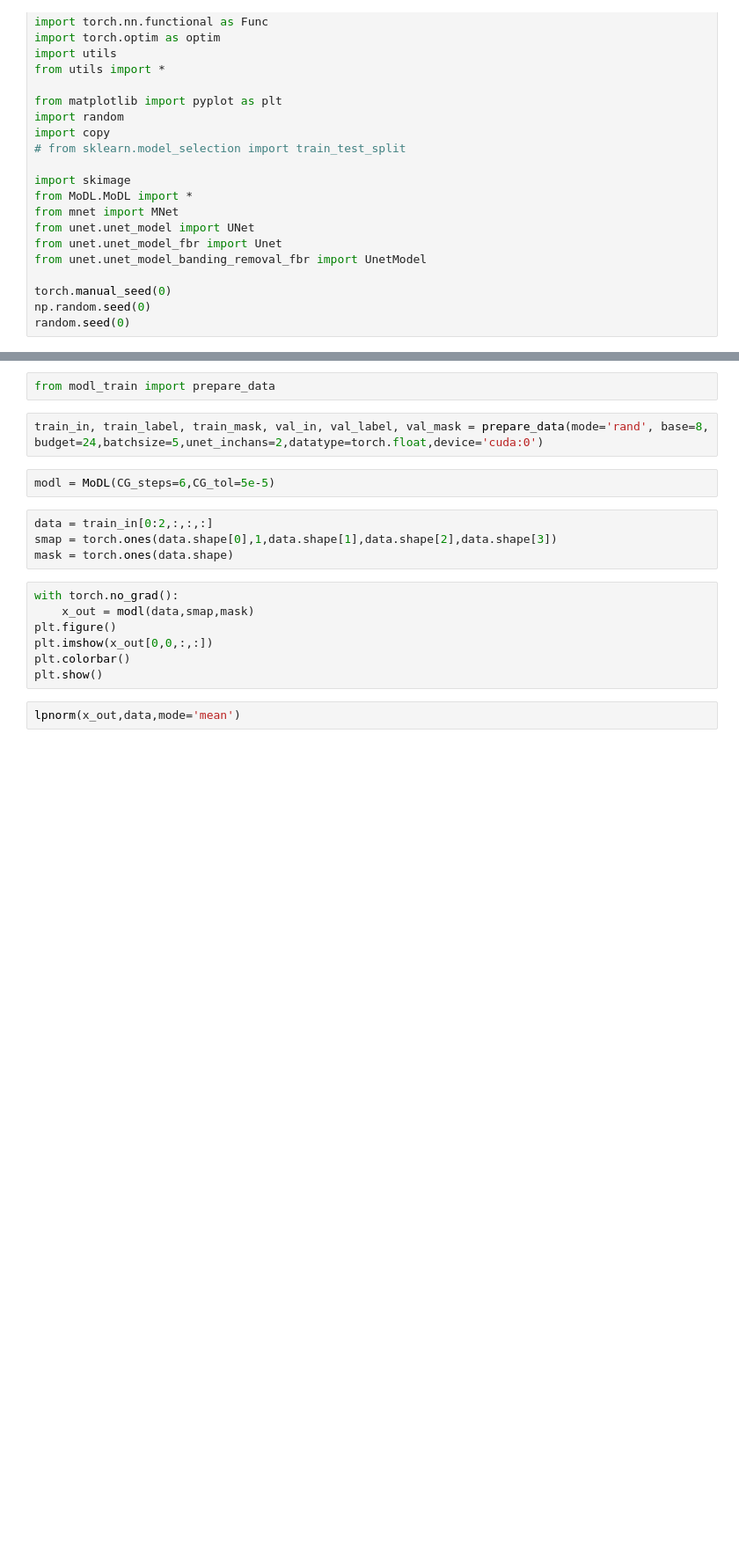
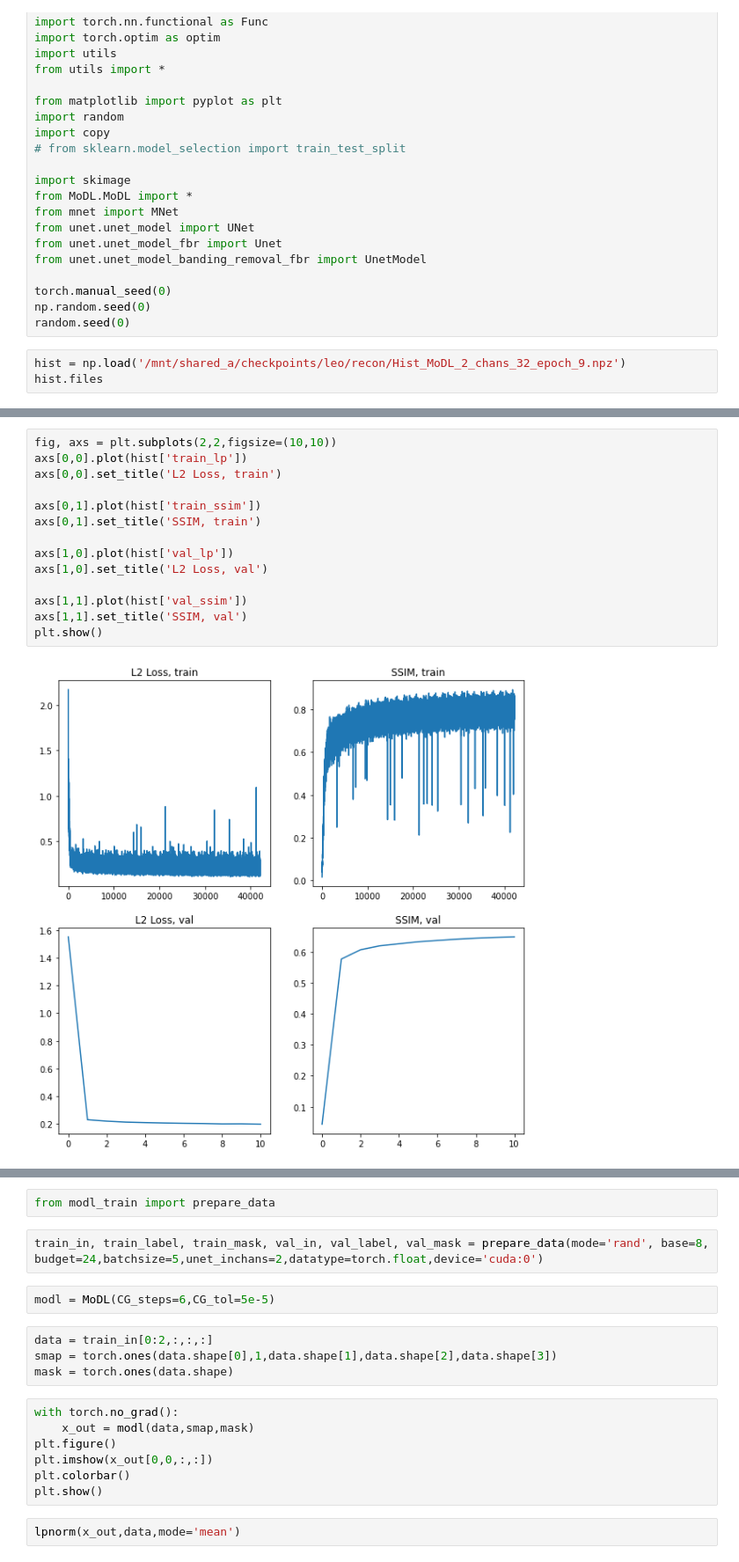
Before and after one commit to zhishenhuang/mri, a Jupyter notebook: MoDL_check.ipynb, the cells around one changed output, grey strips where cells are left out. Shown at 88% size. Cells and saved outputs as stored; diff of their text form; blank space fills up the shorter version.

```diff
--- a/MoDL_check.ipynb
+++ b/MoDL_check.ipynb
@@ -28,3 +28,6 @@ from unet.unet_model_banding_removal_fbr import UnetModel
 torch.manual_seed(0)
 np.random.seed(0)
 random.seed(0)
+# %%
+hist = np.load('/mnt/shared_a/checkpoints/leo/recon/Hist_MoDL_2_chans_32_epoch_9.npz')
+hist.files
@@ -31,2 +43,18 @@ random.seed(0)
+# %%
+fig, axs = plt.subplots(2,2,figsize=(10,10))
+axs[0,0].plot(hist['train_lp'])
+axs[0,0].set_title('L2 Loss, train')
+
+axs[0,1].plot(hist['train_ssim'])
+axs[0,1].set_title('SSIM, train')
+
+axs[1,0].plot(hist['val_lp'])
+axs[1,0].set_title('L2 Loss, val')
+
+axs[1,1].plot(hist['val_ssim'])
+axs[1,1].set_title('SSIM, val')
+plt.show()
+# %% [output]
+[figure, added]
 # %%
 %run modl_train.py -m rand
```
Also changed, not shown: parts of 2 cells of this notebook, 3 other files.
